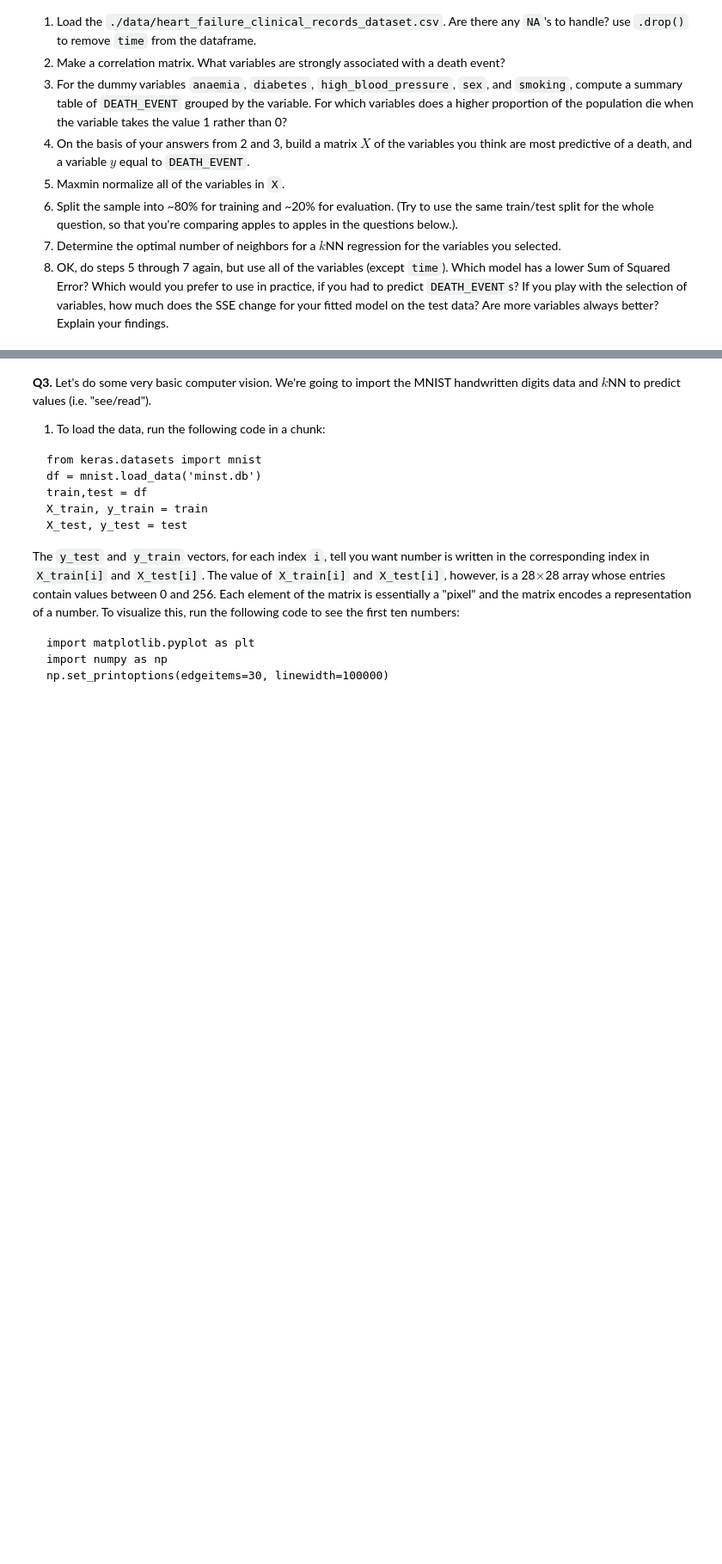
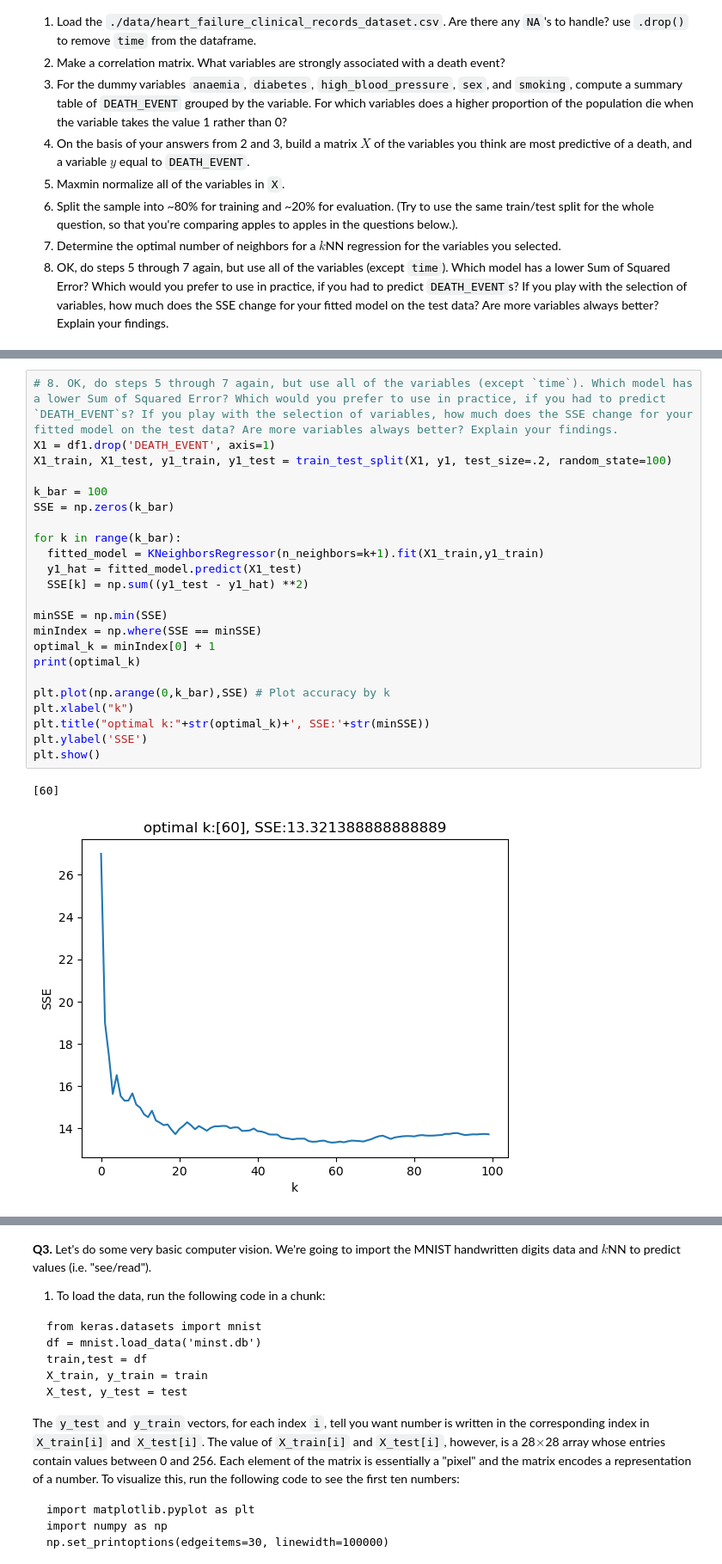
Before and after one commit to ctogs/DS-3001-IAs, a Jupyter notebook: assignment4-knn/assignment_knn.ipynb, the cells around one changed output, grey strips where cells are left out. Shown: that part at 86% size. Saved outputs shown, nothing was run; the diff lists cells and outputs as text; blank space fills up the shorter version.

```diff
--- a/assignment4-knn/assignment_knn.ipynb
+++ b/assignment4-knn/assignment_knn.ipynb
@@ -135,0 +258,26 @@ plt.show()
+# %%
+# 8. OK, do steps 5 through 7 again, but use all of the variables (except `time`). Which model has a lower Sum of Squared Error? Which would you prefer to use in practice, if you had to predict `DEATH_EVENT`s? If you play with the selection of variables, how much does the SSE change for your fitted model on the test data? Are more variables always better? Explain your findings.
+X1 = df1.drop('DEATH_EVENT', axis=1)
+X1_train, X1_test, y1_train, y1_test = train_test_split(X1, y1, test_size=.2, random_state=100)
+
+k_bar = 100
+SSE = np.zeros(k_bar)
+
+for k in range(k_bar):
+  fitted_model = KNeighborsRegressor(n_neighbors=k+1).fit(X1_train,y1_train)
+  y1_hat = fitted_model.predict(X1_test)
+  SSE[k] = np.sum((y1_test - y1_hat) **2)
+
+minSSE = np.min(SSE)
+minIndex = np.where(SSE == minSSE)
+optimal_k = minIndex[0] + 1
+print(optimal_k)
+
+plt.plot(np.arange(0,k_bar),SSE) # Plot accuracy by k
+plt.xlabel("k")
+plt.title("optimal k:"+str(optimal_k)+', SSE:'+str(minSSE))
+plt.ylabel('SSE')
+plt.show()
+# %% [output]
+[60]
+[figure, added]
```
Also changed, not shown: parts of 13 cells of this notebook.
